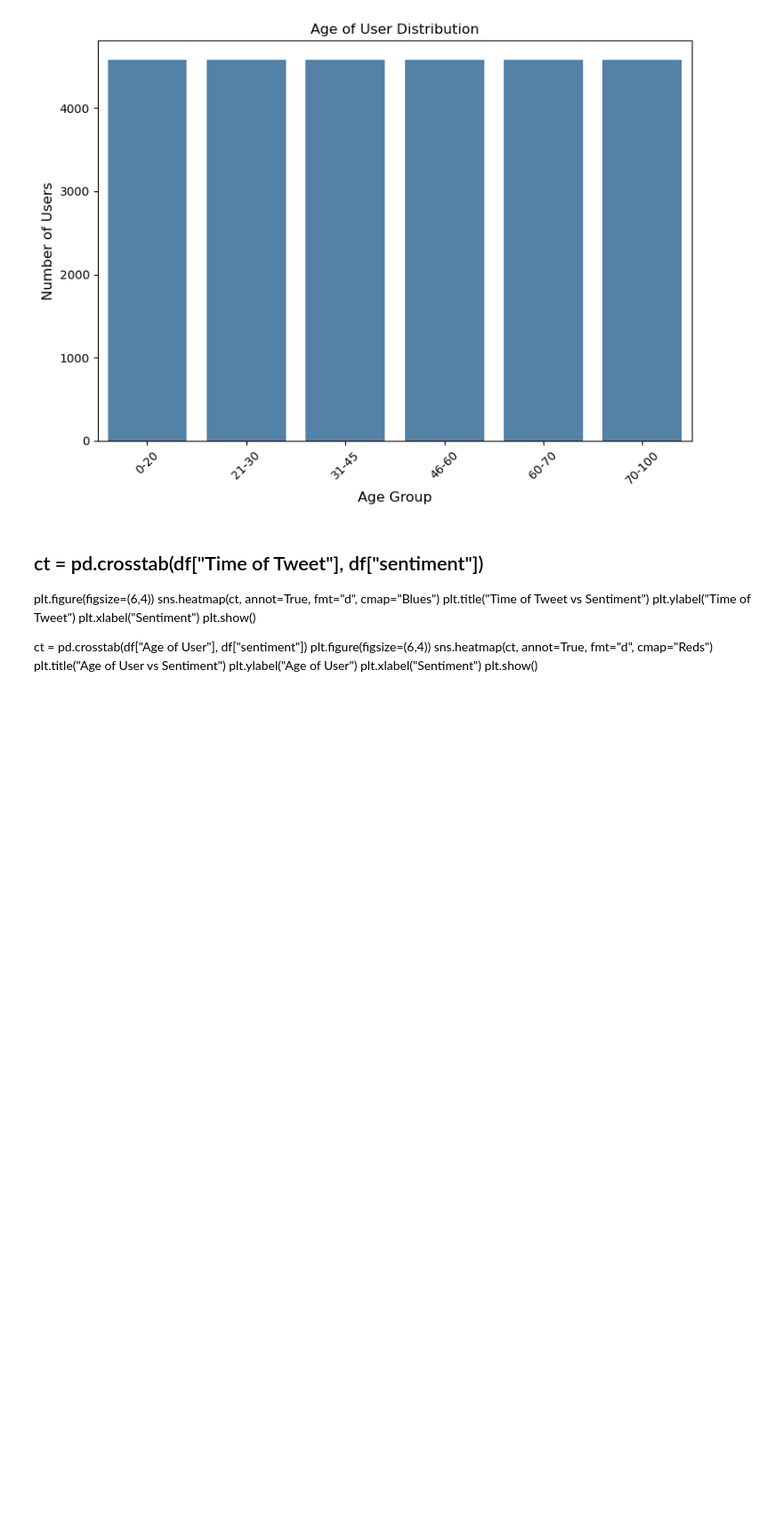
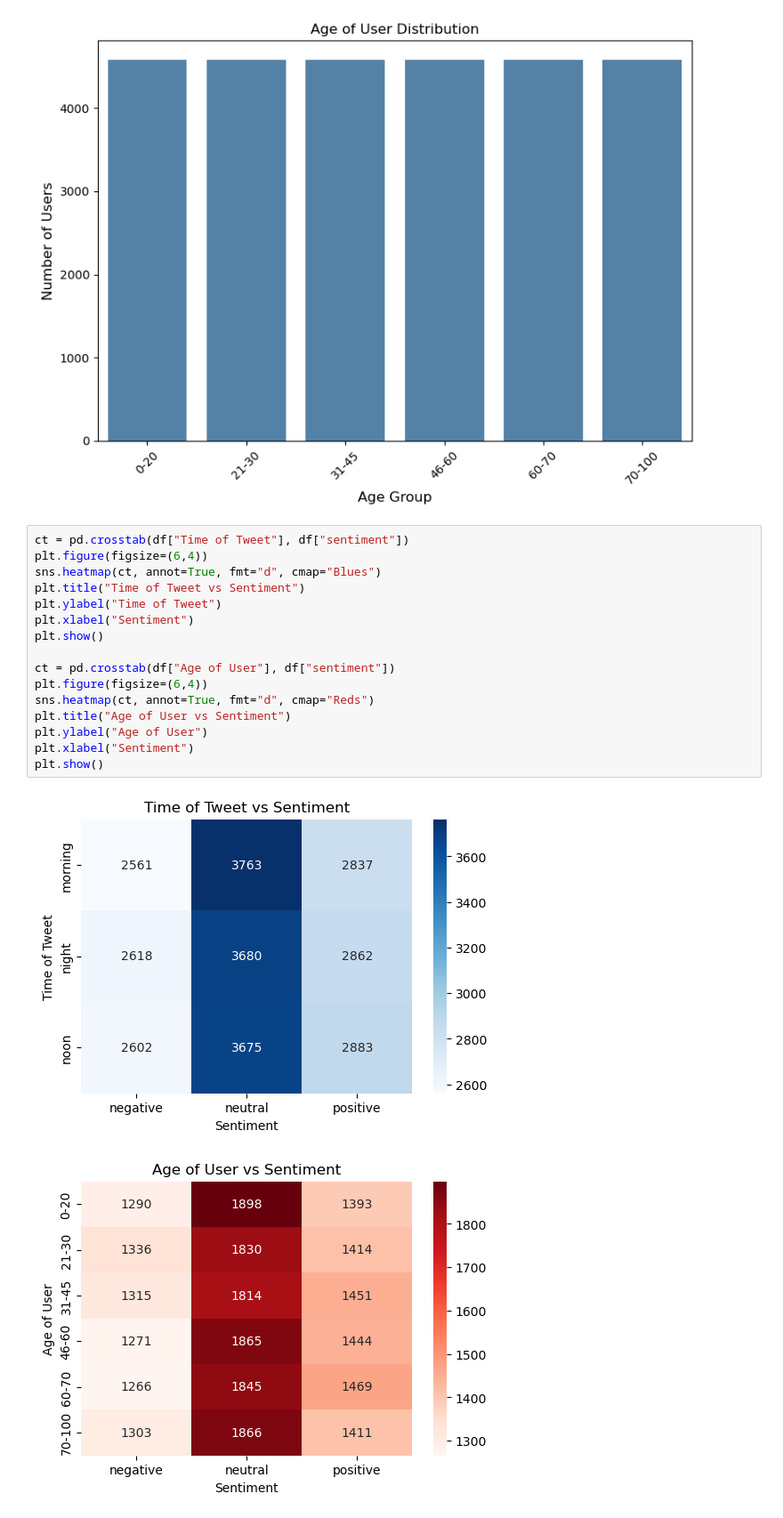
Before and after one commit to yigido-droid/Sentiment_Analysis, a Jupyter notebook: Sentiment.ipynb, the cells around one changed output. Shown at 89% size. Drawn from its saved outputs; the diff is of its cells as text; blank space fills up the shorter version.

```diff
--- a/Sentiment.ipynb
+++ b/Sentiment.ipynb
@@ -88,22 +88,25 @@ plt.tight_layout()
 plt.show()
 # %% [output]
 [figure]
-# %% [markdown]
-## ct = pd.crosstab(df["Time of Tweet"], df["sentiment"])
-plt.figure(figsize=(6,4))
-sns.heatmap(ct, annot=True, fmt="d", cmap="Blues")
-plt.title("Time of Tweet vs Sentiment")
-plt.ylabel("Time of Tweet")
-plt.xlabel("Sentiment")
-plt.show()
-
-ct = pd.crosstab(df["Age of User"], df["sentiment"])
-plt.figure(figsize=(6,4))
-sns.heatmap(ct, annot=True, fmt="d", cmap="Reds")
-plt.title("Age of User vs Sentiment")
-plt.ylabel("Age of User")
-plt.xlabel("Sentiment")
-plt.show()
+# %%
+ct = pd.crosstab(df["Time of Tweet"], df["sentiment"])
+plt.figure(figsize=(6,4))
+sns.heatmap(ct, annot=True, fmt="d", cmap="Blues")
+plt.title("Time of Tweet vs Sentiment")
+plt.ylabel("Time of Tweet")
+plt.xlabel("Sentiment")
+plt.show()
+
+ct = pd.crosstab(df["Age of User"], df["sentiment"])
+plt.figure(figsize=(6,4))
+sns.heatmap(ct, annot=True, fmt="d", cmap="Reds")
+plt.title("Age of User vs Sentiment")
+plt.ylabel("Age of User")
+plt.xlabel("Sentiment")
+plt.show()
+# %% [output]
+[figure, added]
+[figure, added]
 # %%
 # Features like Time of Tweet, Age of user, Country are used.!!
 
```
